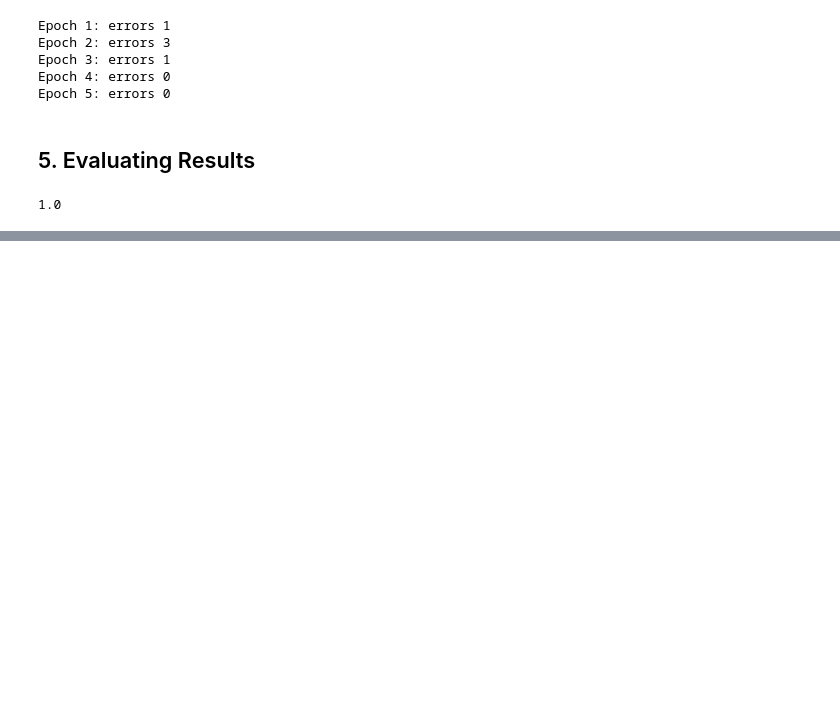
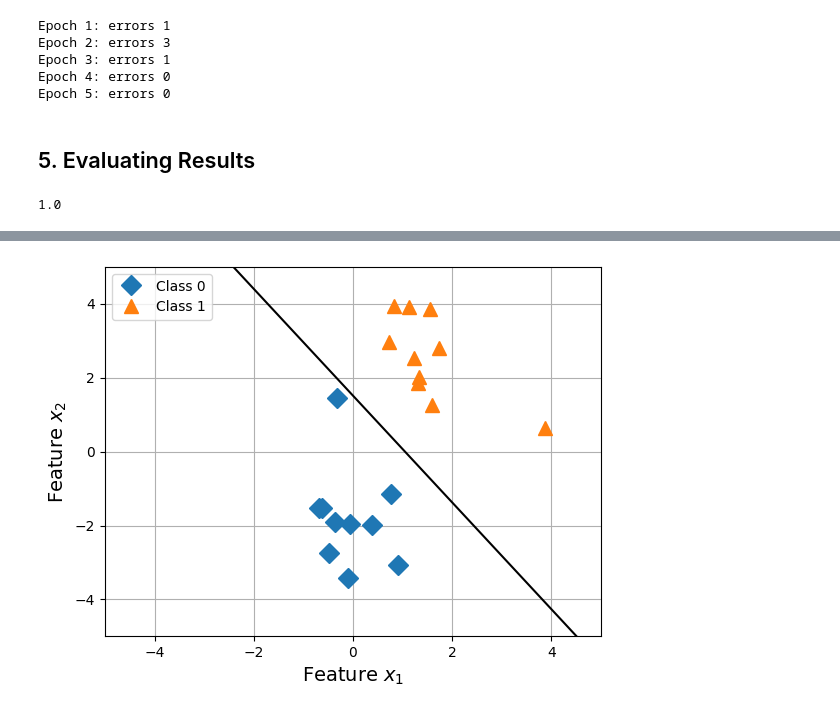
Before and after one commit to the-lazy-learner/lightning-deep-learning-fundamentals, a Jupyter notebook: module-1/intro-to-perceptron.ipynb, the cells around one changed output, grey strips where cells are left out. Drawn from its saved outputs; the diff is of its cells as text; code cells hidden in the pictures; blank space fills up the shorter version.

```diff
--- a/module-1/intro-to-perceptron.ipynb
+++ b/module-1/intro-to-perceptron.ipynb
@@ -265,0 +299,47 @@ train_acc
+# %%
+def plot_boundary(model):
+    w1, w2 = model.weights[0], model.weights[1]
+    b = model.bias
+
+    x1_min = -20
+    x2_min = (-(w1 * x1_min) - b) / w2
+
+    x1_max = 20
+    x2_max = (-(w1 * x1_max) - b) / w2
+
+    return x1_min, x2_min, x1_max, x2_max
+# %%
+x1_min, x2_min, x1_max,x2_max = plot_boundary(ppn)
+
+plt.plot(
+    X_train[y_train == 0, 0],
+    X_train[y_train == 0, 1],
+    marker="D",
+    markersize=10,
+    linestyle="",
+    label="Class 0"
+)
+
+plt.plot(
+    X_train[y_train == 1, 0],
+    X_train[y_train == 1, 1],
+    marker="^",
+    markersize=10,
+    linestyle="",
+    label="Class 1"
+)
+
+plt.plot([x1_min, x1_max], [x2_min, x2_max], color="k")
+
+plt.legend(loc=2)
+
+plt.xlim([-5, 5])
+plt.ylim([-5, 5])
+
+plt.xlabel("Feature $x_1$", fontsize=14)
+plt.ylabel("Feature $x_2$", fontsize=14)
+
+plt.grid()
+plt.show()
+# %% [output]
+[figure, added]
```
Also changed, not shown: parts of 2 cells of this notebook.
